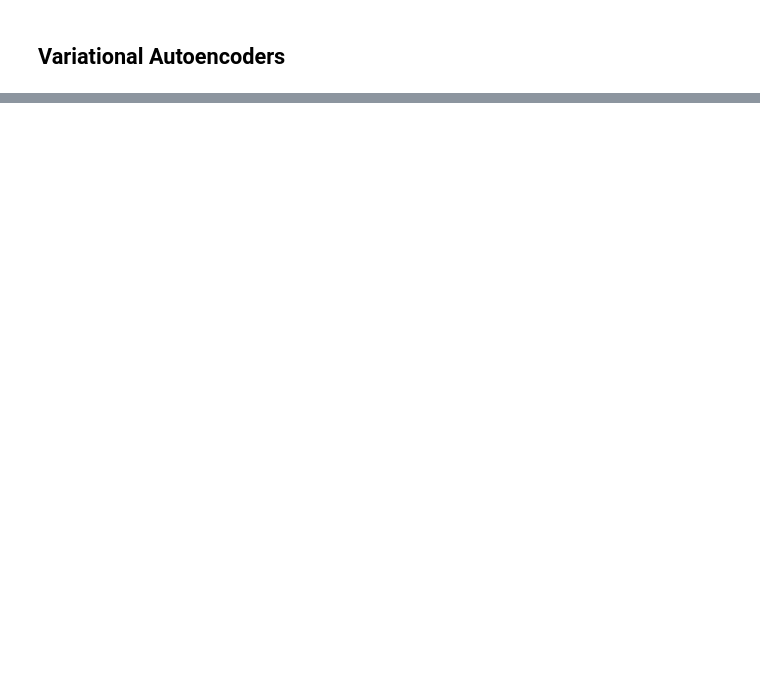
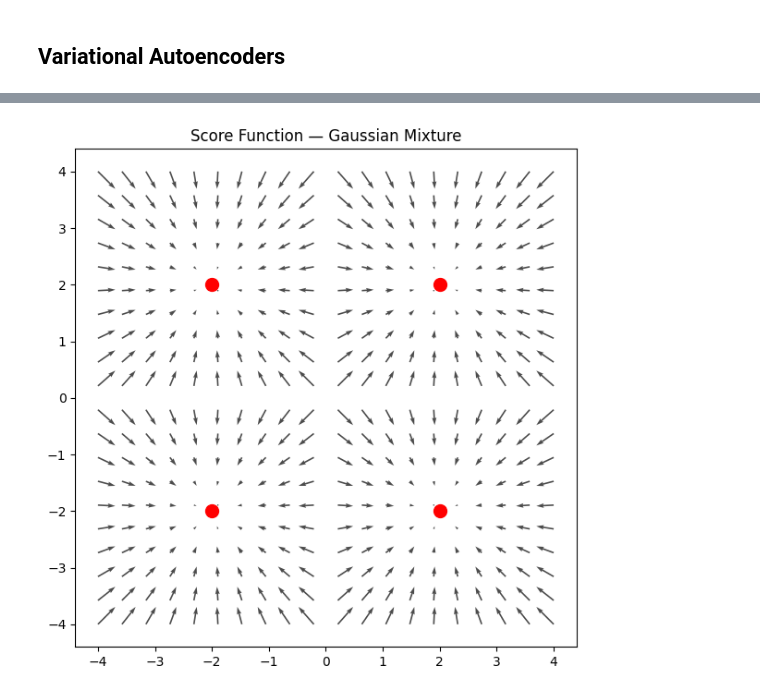
Before and after one commit to gkotti4/ml-foundations, a Jupyter notebook: Autoencoders/Autoencoders.ipynb, the cells around one changed output, grey strips where cells are left out. Drawn from its saved outputs; the diff is of its cells as text; code cells hidden in the pictures; blank space fills up the shorter version.

```diff
--- a/Autoencoders/Autoencoders.ipynb
+++ b/Autoencoders/Autoencoders.ipynb
@@ -955,0 +1169,42 @@ Autoencoder | input=2  hidden=32  latent=1
+# %%
+# Latent Space Analysis - Score Field of Data Distribution Example,
+#                         Visualizing the score of a Gaussian mixture
+#
+#
+
+means = torch.tensor([[ 2.,  2.], [-2.,  2.], [ 2., -2.], [-2., -2.]])
+sigma = 0.4
+
+def score(x, means, sigma):
+    # gradient of log p(x) for a Gaussian mixture
+    # x: (N, 2), means: (K, 2)
+    x = torch.tensor(x, dtype=torch.float32)
+    scores = torch.zeros_like(x)
+
+    # compute mixture component responsibilities
+    diffs = x.unsqueeze(1) - means.unsqueeze(0)  # (N, K, 2)
+    log_probs = -0.5 * (diffs ** 2).sum(-1) / sigma**2  # (N, K)
+    weights = torch.softmax(log_probs, dim=1)  # (N, K)
+
+    # score is weighted sum of per-component scores
+    for k in range(len(means)):
+        scores += weights[:, k:k+1] * (-(x - means[k]) / sigma**2)
+
+    return scores.numpy()
+
+x1 = np.linspace(-4, 4, 20)
+x2 = np.linspace(-4, 4, 20)
+X1, X2 = np.meshgrid(x1, x2)
+pts = np.stack([X1.ravel(), X2.ravel()], axis=1)
+
+S = score(pts, means, sigma)
+U = S[:, 0].reshape(20, 20)
+V = S[:, 1].reshape(20, 20)
+
+plt.figure(figsize=(7, 7))
+plt.quiver(X1, X2, U, V, alpha=0.7)
+plt.scatter(means[:, 0], means[:, 1], c='red', s=100, zorder=5)
+plt.title("Score Function — Gaussian Mixture")
+plt.show()
+# %% [output]
+[figure, added]
```
Also changed, not shown: parts of 12 cells of this notebook.
